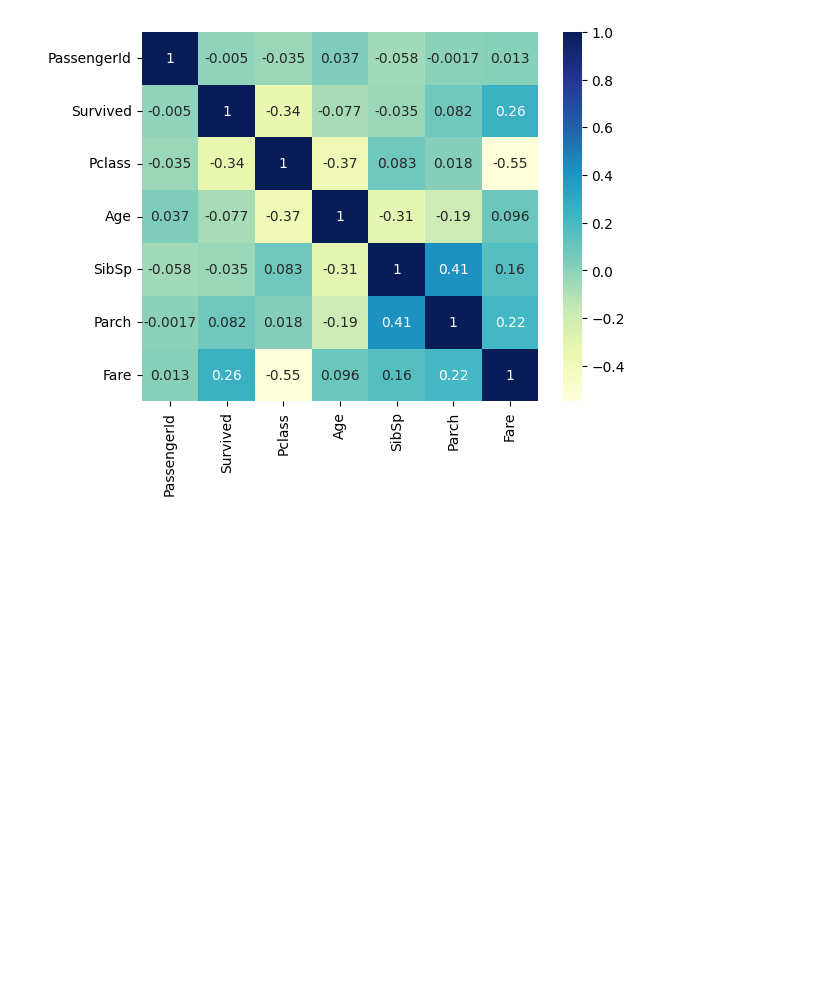
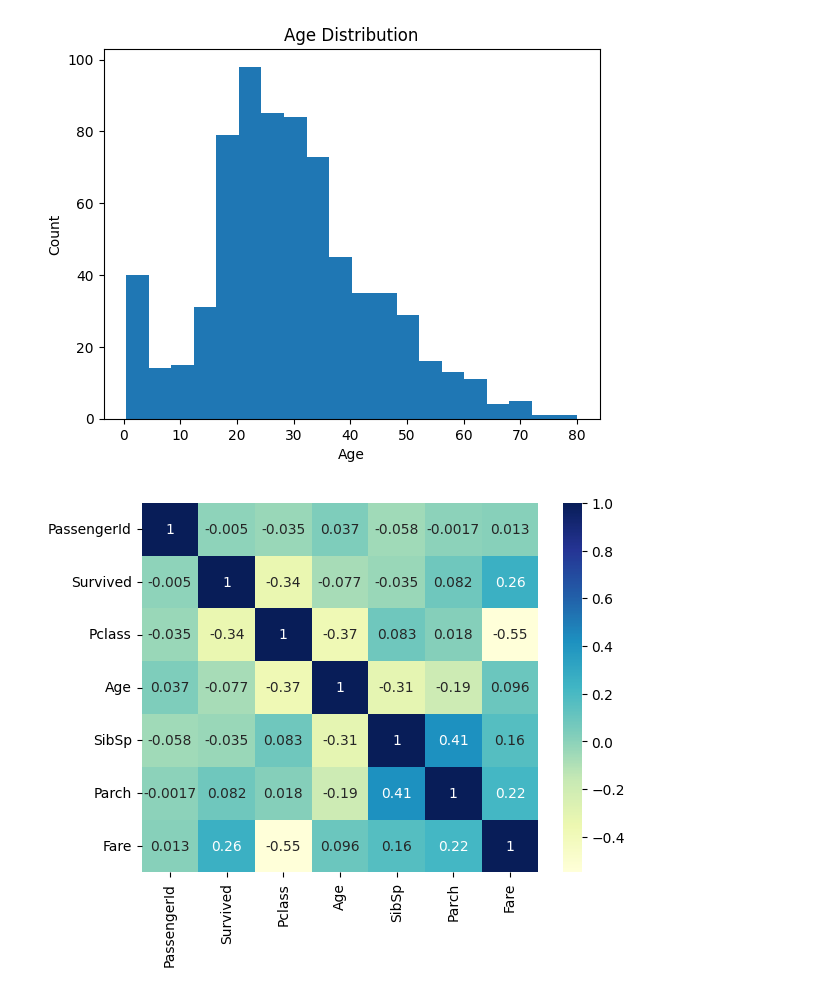
Before and after one commit to ShaikStack/titanic-survival-prediction-project, a Jupyter notebook: notebook.ipynb, the cells around one changed output. Saved outputs shown, nothing was run; the diff lists cells and outputs as text; code cells hidden in the pictures; blank space fills up the shorter version.

```diff
--- a/notebook.ipynb
+++ b/notebook.ipynb
@@ -7,3 +68,11 @@ titanic_data=pd.read_csv('train.csv')
+# %%
+plt.hist(titanic_data['Age'].dropna(), bins=20)
+plt.title("Age Distribution")
+plt.xlabel("Age")
+plt.ylabel("Count")
+plt.show()
+# %% [output]
+[figure, added]
 # %%
 import seaborn as sns
 sns.heatmap(titanic_data.corr(numeric_only=True),cmap='YlGnBu',annot=True)
```
Also changed, not shown: parts of 16 cells of this notebook.
